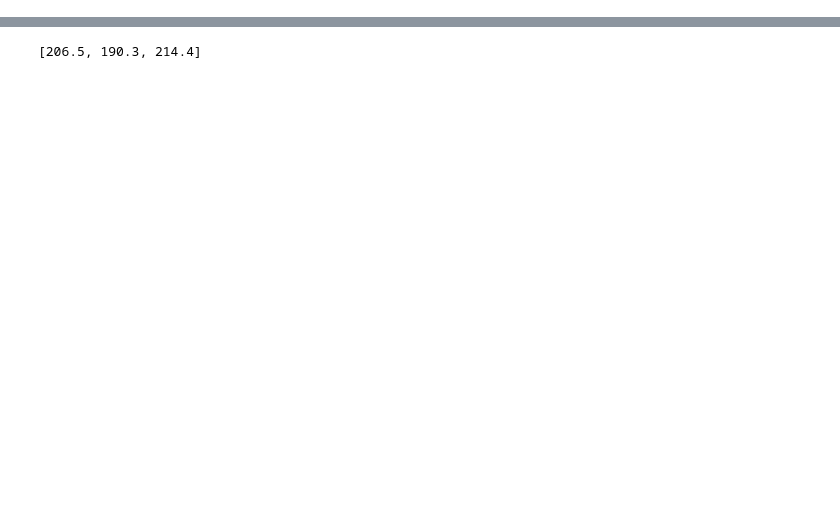
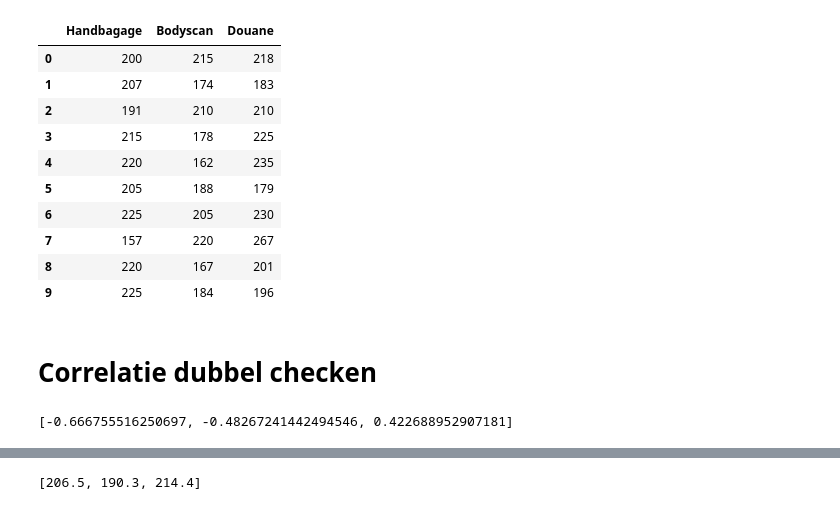
Before and after one commit to R4vante/School, a Jupyter notebook: Statistical Learning/Data Analyse/vliegveld.ipynb, the cells around one changed output, grey strips where cells are left out. Cells and saved outputs as stored; diff of their text form; code cells hidden in the pictures; blank space fills up the shorter version.

```diff
--- a/Statistical Learning/Data Analyse/vliegveld.ipynb
+++ b/Statistical Learning/Data Analyse/vliegveld.ipynb
@@ -10,5 +12,4 @@ a = 3
 alpha = 0.05
 # %%
 Data = Import("Data.xlsx", column_names, n)
-df, df_melt, names, mean = Data.import_df()
-df_melt
+df, df_melt, names, mean, std = Data.import_df()
@@ -32,0 +46,27 @@ df_melt
+# %%
+df
+# %% [output]
+|  | Handbagage | Bodyscan | Douane |
+| 0 | 200 | 215 | 218 |
+| 1 | 207 | 174 | 183 |
+| 2 | 191 | 210 | 210 |
+| 3 | 215 | 178 | 225 |
+| 4 | 220 | 162 | 235 |
+| 5 | 205 | 188 | 179 |
+| 6 | 225 | 205 | 230 |
+| 7 | 157 | 220 | 267 |
+| 8 | 220 | 167 | 201 |
+| 9 | 225 | 184 | 196 |
+# %% [markdown]
+# Correlatie dubbel checken
+# %%
+r12 = stats.pearsonr(df["Handbagage"].values, df["Bodyscan"].values)
+r13 = stats.pearsonr(df["Handbagage"].values, df["Douane"].values)
+r23 = stats.pearsonr(df["Bodyscan"].values, df["Douane"].values)
+
+
+r = [r12[0], r13[0], r23[0]]
+
+r
+# %% [output]
+[-0.666755516250697, -0.48267241442494546, 0.422688952907181]
```
Also changed, not shown: parts of 32 cells of this notebook, 1 other file.
